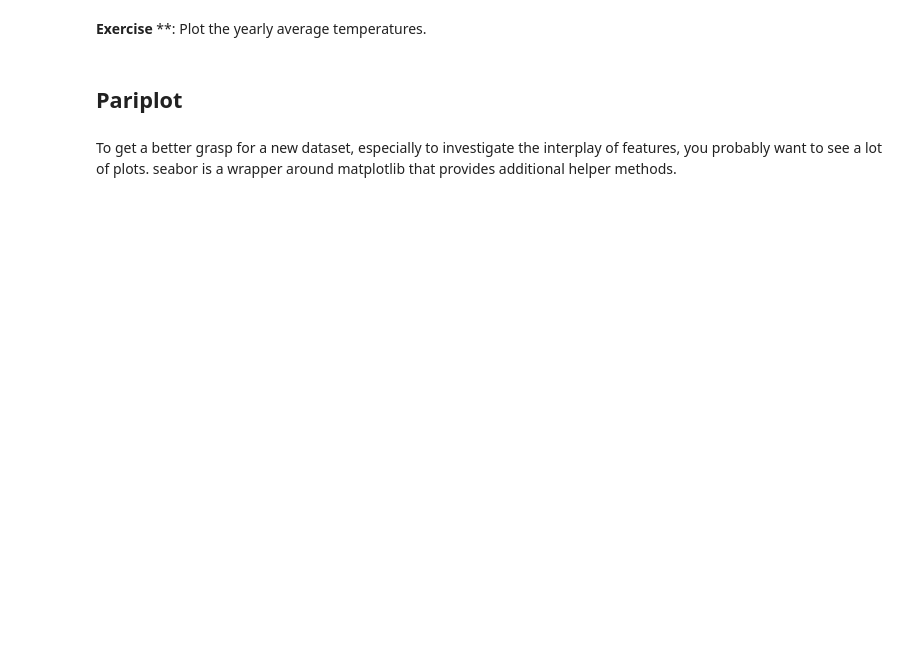
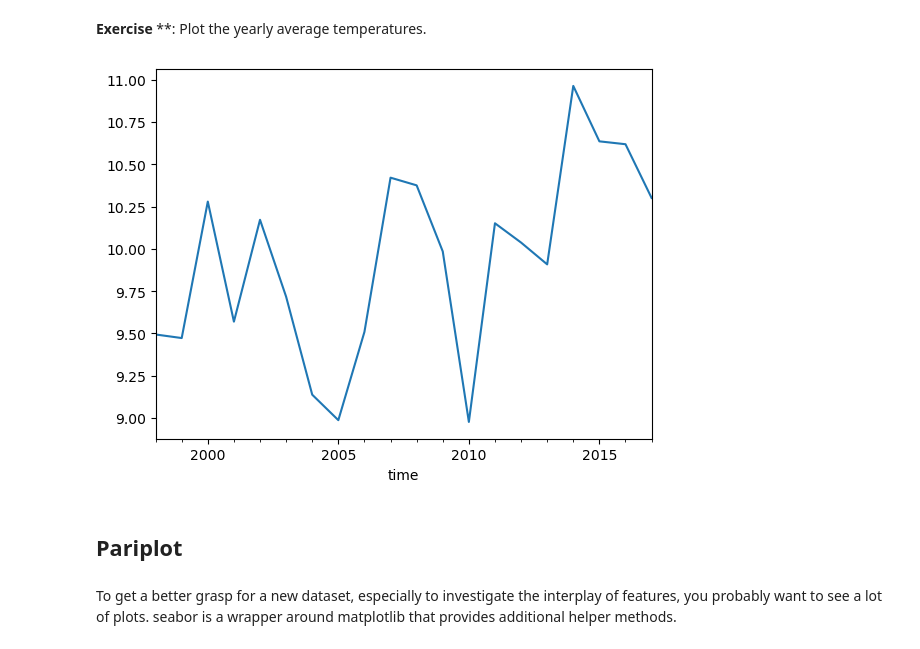
Before and after one commit to 84n4n4/digital_modelling_and_big_data_lecture_25_26, a Jupyter notebook: notebooks/12_data_visualization.ipynb, the cells around one changed output. Saved outputs shown, nothing was run; the diff lists cells and outputs as text; code cells hidden in the pictures; blank space fills up the shorter version.

```diff
--- a/notebooks/12_data_visualization.ipynb
+++ b/notebooks/12_data_visualization.ipynb
@@ -26,5 +45,10 @@ plt.show()
 # %% [markdown]
 **Exercise** **: Plot the yearly average temperatures.
+# %%
+df.resample('1YE').mean()['tl_mittel'].plot()
+plt.show()
+# %% [output]
+[figure, added]
 # %% [markdown]
 ## Pariplot
 # %% [markdown]
```
Also changed, not shown: parts of 7 cells of this notebook, 4 other files.
